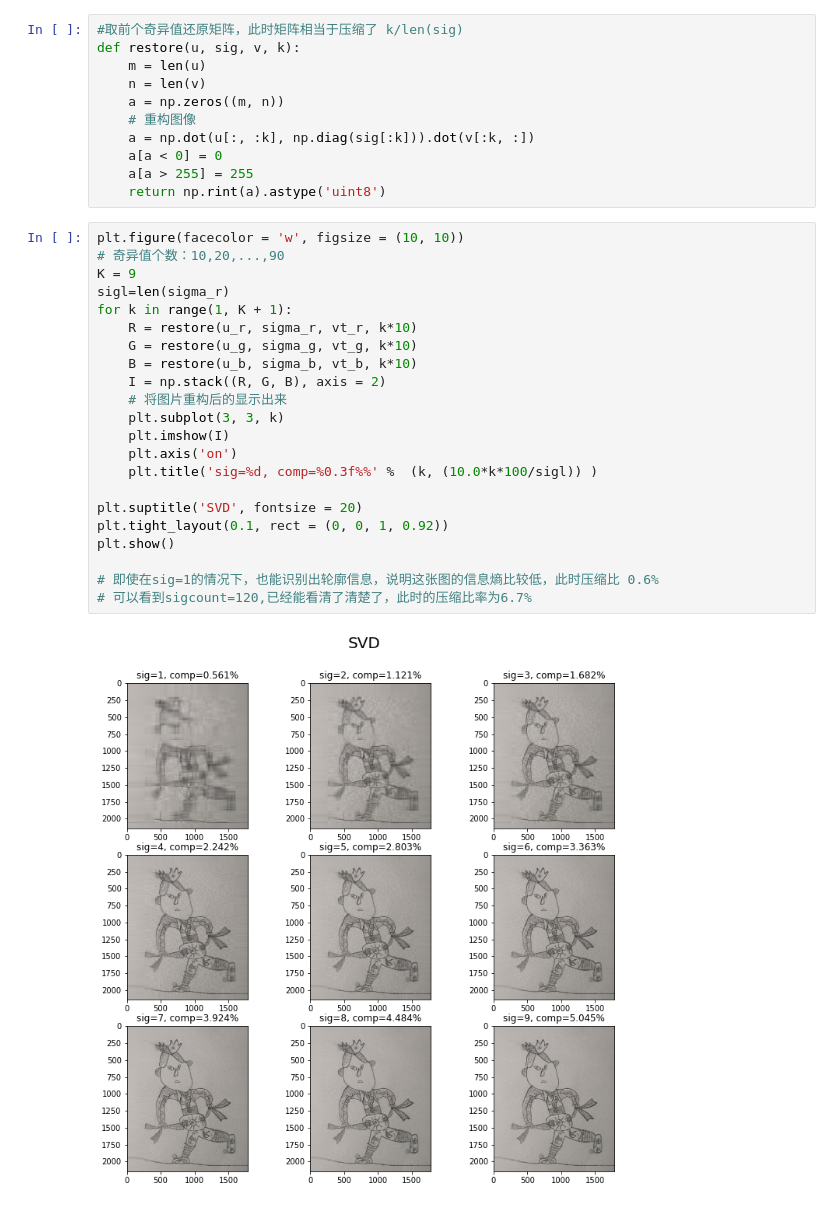
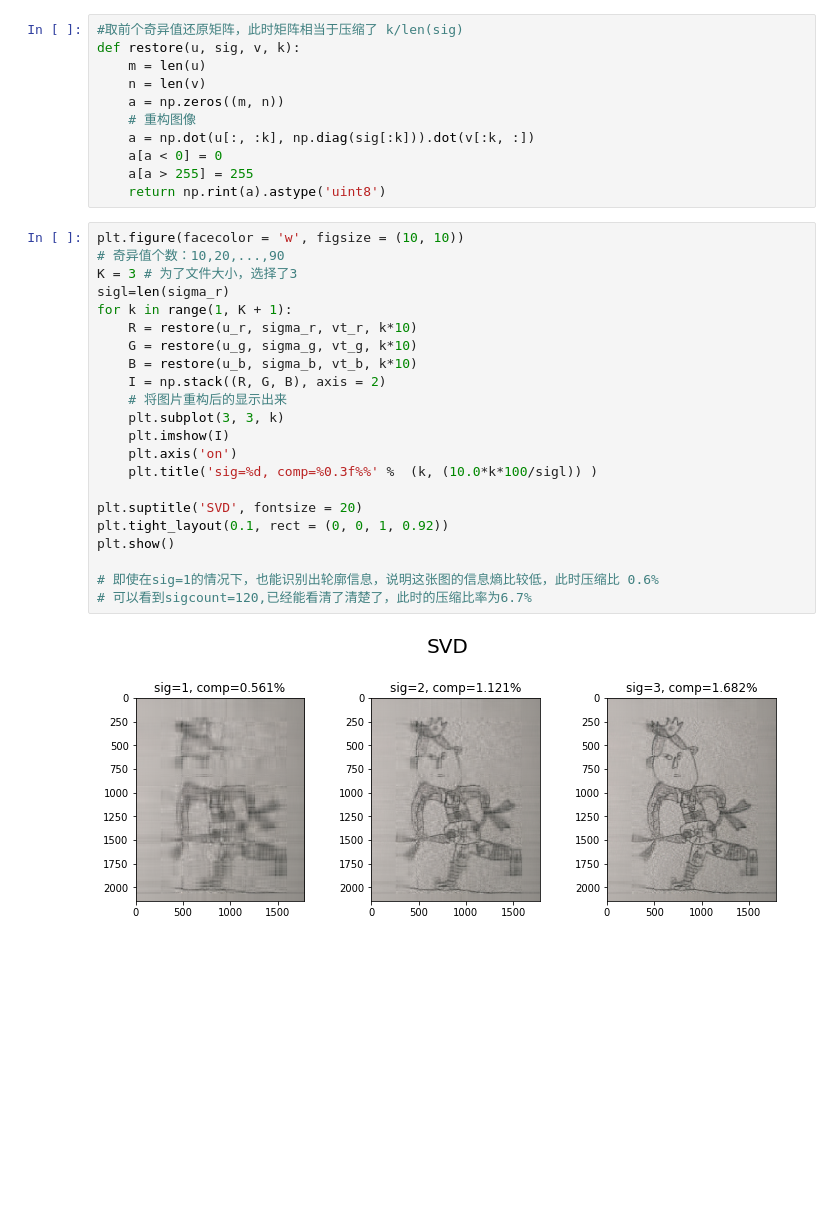
Before and after one commit to windspear07/MachineLearningNotes, a Jupyter notebook: math/svd_pictures.ipynb, the cells around one changed output. Saved outputs shown, nothing was run; the diff lists cells and outputs as text; blank space fills up the shorter version.

```diff
--- a/math/svd_pictures.ipynb
+++ b/math/svd_pictures.ipynb
@@ -61,24 +61,24 @@ def restore(u, sig, v, k):
 # %%
 plt.figure(facecolor = 'w', figsize = (10, 10))
 # 奇异值个数：10,20,...,90
-K = 9
+K = 3 # 为了文件大小，选择了3
 sigl=len(sigma_r)
 for k in range(1, K + 1):
     R = restore(u_r, sigma_r, vt_r, k*10)
     G = restore(u_g, sigma_g, vt_g, k*10)
     B = restore(u_b, sigma_b, vt_b, k*10)
     I = np.stack((R, G, B), axis = 2)
     # 将图片重构后的显示出来
     plt.subplot(3, 3, k)
     plt.imshow(I)
     plt.axis('on')
     plt.title('sig=%d, comp=%0.3f%%' %  (k, (10.0*k*100/sigl)) )
 
 plt.suptitle('SVD', fontsize = 20)
 plt.tight_layout(0.1, rect = (0, 0, 1, 0.92))
 plt.show()
 
 # 即使在sig=1的情况下，也能识别出轮廓信息，说明这张图的信息熵比较低，此时压缩比 0.6%
 # 可以看到sigcount=120,已经能看清了清楚了，此时的压缩比率为6.7%
 # %% [output]
-[figure, old version]
+[figure, new version]
```
